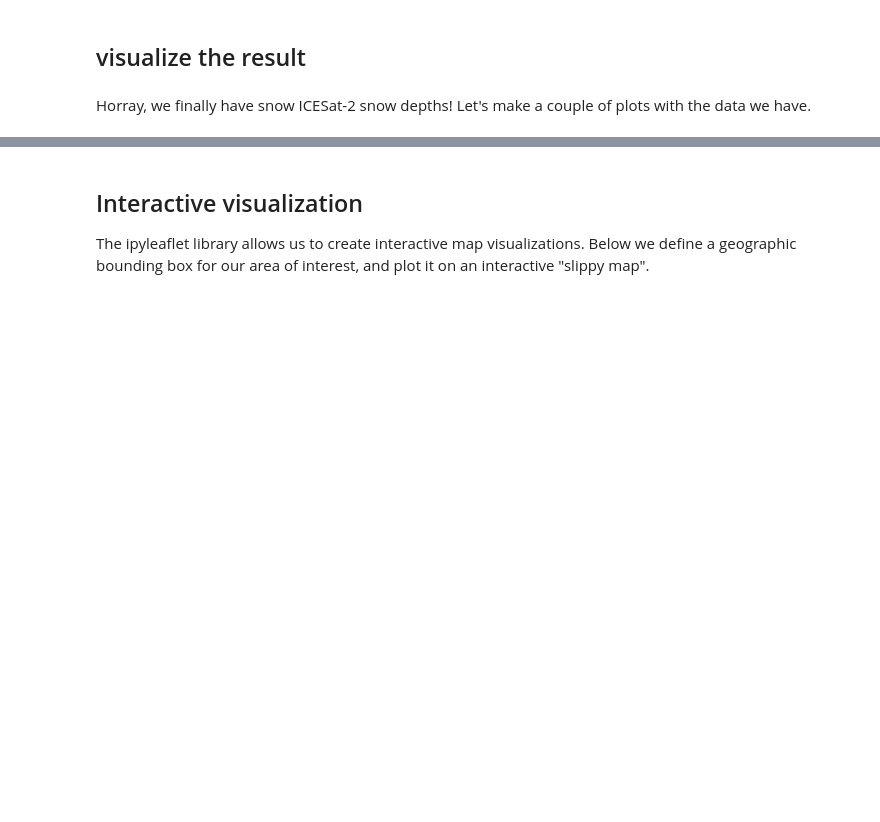
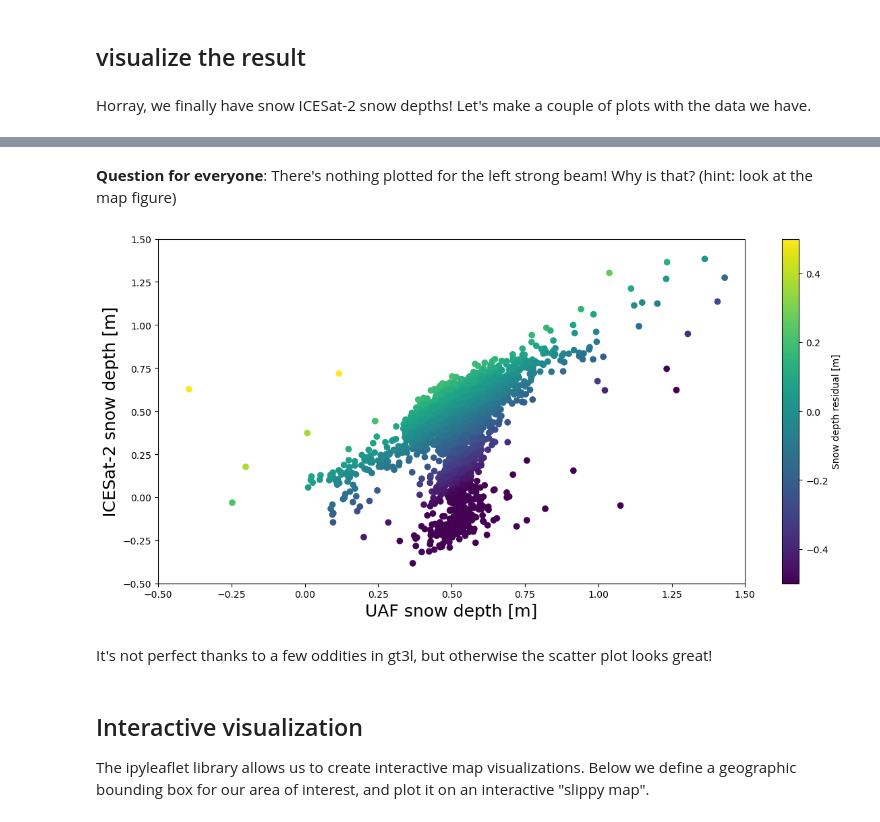
Before and after one commit to KarinaZikan/ICESat-2-Hackweek-2023, a Jupyter notebook: book/tutorials/applications-snow-depth/applications-tutorial-snow-depth.ipynb, the cells around one changed output, grey strips where cells are left out. Cells and saved outputs as stored; diff of their text form; code cells hidden in the pictures; blank space fills up the shorter version.

```diff
--- a/book/tutorials/applications-snow-depth/applications-tutorial-snow-depth.ipynb
+++ b/book/tutorials/applications-snow-depth/applications-tutorial-snow-depth.ipynb
@@ -203,7 +232,7 @@ is2_df.head()
 # %% [markdown]
 Now, we are going to co-register both rasters to the queried ICESat-2 data. The function below is fairly long, but the gist is that we are using a spline interpolant to match both the snow-off UAF data (surface height) and UAF snow depths with ICESat-2 surface heights. The resulting DataFrame will have both ICESat-2 and UAF data in it.
 # %%
-def coregister_is2(lidar_snow_off, lidar_snow_on, is2_df):
+def coregister_is2(lidar_snow_off, lidar_snow_depth, is2_df):
     """
     Co-registers UAF data with ICESat-2 data with a rectangular bivariate
     spline.
@@ -234,7 +263,7 @@ def coregister_is2(lidar_snow_off, lidar_snow_on, is2_df):
     ys = np.array(lidar_snow_on.y)
 
     # Filter NaNs that would otherwise mess up the interpolators
-    dem_heights = np.array(lidar_height.sel(band=1))[::-1,:]
+    dem_heights = np.array(lidar_snow_off.sel(band=1))[::-1,:]
     dem_heights[np.isnan(dem_heights)] = -9999
     dem_depths = np.array(lidar_snow_depth.sel(band=1))[::-1,:]
     dem_depths[np.isnan(dem_depths)] = -9999
@@ -249,9 +278,9 @@ def coregister_is2(lidar_snow_off, lidar_snow_on, is2_df):
 
     # Use constructed interpolators to align UAF with ICESat-2. This aligns with all six
     # ICESat-2 beams
-    is2_uaf_df = gpd.GeoDataFrame()
+    is2_uaf_df = pd.DataFrame()
     for beam in np.unique(is2_df['gt']):
-        is2_tmp = is2_pd.loc[is2_pd['gt']==spot]
+        is2_tmp = is2_df.loc[is2_df['gt']==beam]
 
         # ICESat-2 x/y coordinates
         xn = is2_tmp.geometry.x
@@ -266,7 +295,7 @@ def coregister_is2(lidar_snow_off, lidar_snow_on, is2_df):
         # Set x/y coordinates, UAF height/snow depth, and ICESat-2 heights into same DataFrame
         tmp = gpd.GeoDataFrame(data={'x': xn[i1],
                                      'y': yn[i1],
-                                     'time': is2_tmp['time'][i1],
+                                     'time': is2_tmp.index.values[i1],
                                      'beam': is2_tmp['gt'][i1],
                                      'lidar_height': lidar_height,
                                      'lidar_snow_depth': lidar_snow_depth,
@@ -275,7 +304,12 @@ def coregister_is2(lidar_snow_off, lidar_snow_on, is2_df):
                                      'dh_fit_dx': is2_tmp['dh_fit_dx'][i1]})
 
         # Concatenate coregistered data to DataFrame
-        is2_uaf_df = gpd.concat([is2_uaf_df, tmp])
+        is2_uaf_df = pd.concat([is2_uaf_df, tmp])
+
+        # Add latitude/longitude coordinates to new DataFrame
+        transformer = Transformer.from_crs("EPSG:32606", "EPSG:4326", always_xy=True)
+        is2_uaf_df['lon'], is2_uaf_df['lat'] = transformer.transform(is2_uaf_df['x'],
+                                                                     is2_uaf_df['y'])
 
     return is2_uaf_df
 # %%
@@ -358,13 +419,21 @@ for axs in [ax1, ax2, ax3]:
+# %% [markdown]
+**Question for everyone**: There's nothing plotted for the left strong beam! Why is that? (hint: look at the map figure)
 # %%
 ## Scatter plot of ICESat-2 depths vs. UAF depths
-fig, ax = plt.subplots(figsize(12,6))
-s = ax.scatter(ax=ax, is2_uaf_df['lidar_snow_depth'], is2_uaf_df['is2_snow_depth'],
-           c='snow_depth_residual', vmin=-1.5, vmax=1.5)
+fig, ax = plt.subplots(figsize=(12,6))
+s = ax.scatter(is2_uaf_gpd['lidar_snow_depth'], is2_uaf_gpd['is2_snow_depth'],
+               c=is2_uaf_gpd['snow_depth_residual'], vmin=-0.5, vmax=0.5)
 ax.set_xlabel('UAF snow depth [m]', fontsize=18)
 ax.set_ylabel('ICESat-2 snow depth [m]', fontsize=18)
+ax.set_xlim([-0.5, 1.5])
+ax.set_ylim([-0.5, 1.5])
 cbar = fig.colorbar(s, ax=ax)
 cbar.set_label('Snow depth residual [m]')
 plt.tight_layout()
+# %% [output]
+[figure, added]
+# %% [markdown]
+It's not perfect thanks to a few oddities in gt3l, but otherwise the scatter plot looks great!
 # %% [markdown]
 ## Interactive visualization
 
```
Also changed, not shown: parts of 11 cells of this notebook, 3 other files.
